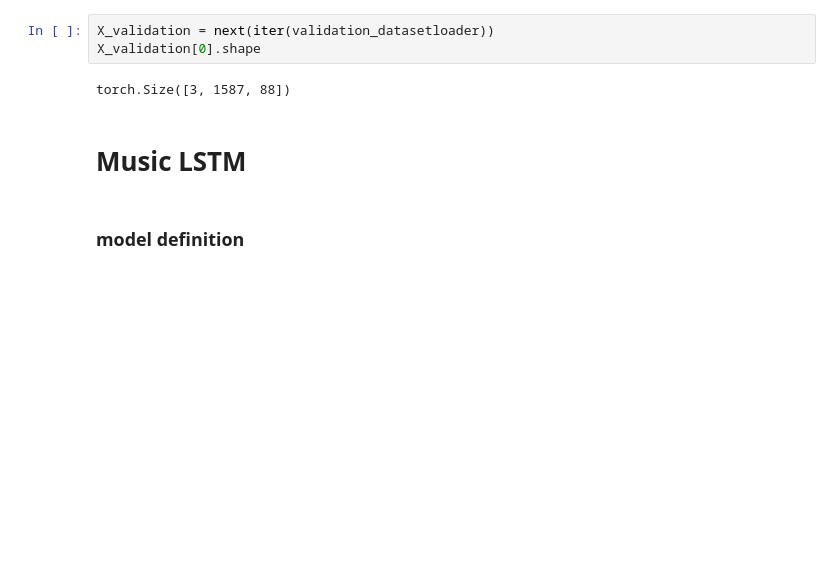
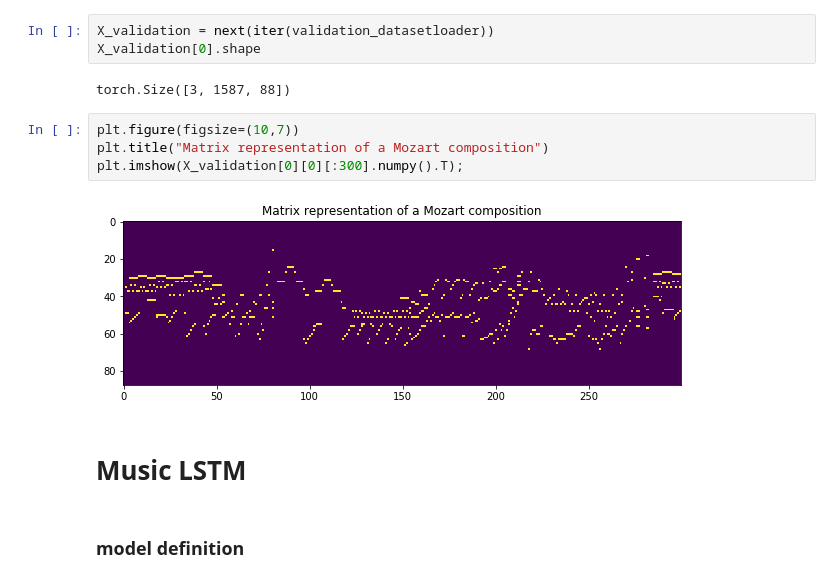
Before and after one commit to PacktPublishing/Mastering-PyTorch, a Jupyter notebook: 06_music_and_text_generation_using_pytorch/music_generation.ipynb, the cells around one changed output. Cells and saved outputs as stored; diff of their text form; blank space fills up the shorter version.

Commit message:
correcting mozart composition figure

```diff
--- a/06_music_and_text_generation_using_pytorch/music_generation.ipynb
+++ b/06_music_and_text_generation_using_pytorch/music_generation.ipynb
@@ -660,6 +660,12 @@ X_validation = next(iter(validation_datasetloader))
 X_validation[0].shape
 # %% [output]
 torch.Size([3, 1587, 88])
+# %%
+plt.figure(figsize=(10,7))
+plt.title("Matrix representation of a Mozart composition")
+plt.imshow(X_validation[0][0][:300].numpy().T);
+# %% [output]
+[figure, added]
 # %% [markdown]
 # Music LSTM
 # %% [markdown]
```
